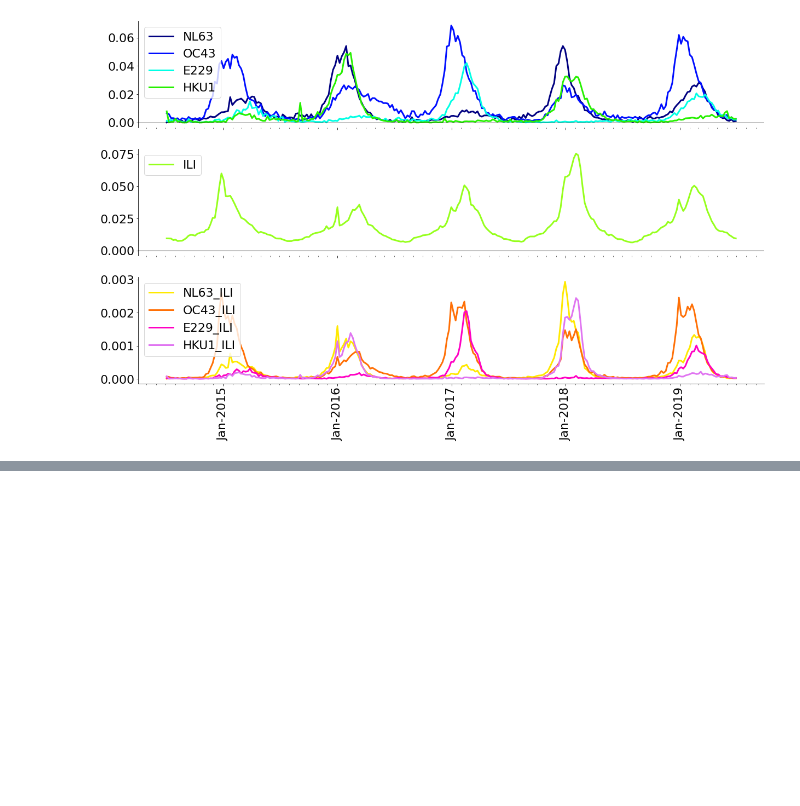
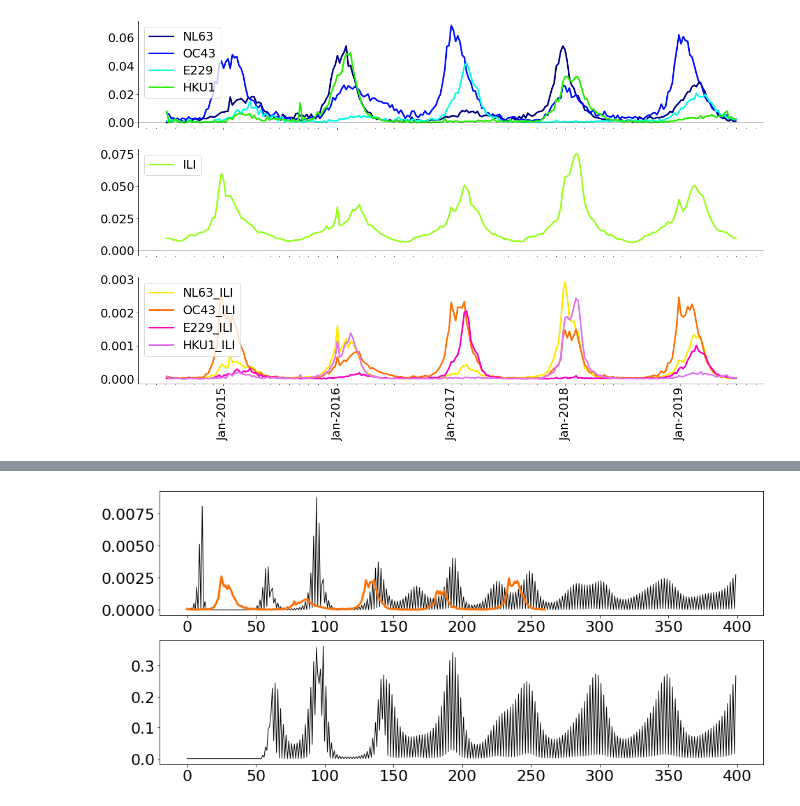
Before and after one commit to ChaosDonkey06/ID_Modeling, a Jupyter notebook: PAPERS/nCov2_KisslerLipsitch_2020.ipynb, the cells around one changed output, grey strips where cells are left out. Drawn from its saved outputs; the diff is of its cells as text; code cells hidden in the pictures; blank space fills up the shorter version.

Commit message:
udapte model (weird stuff)

```diff
--- a/PAPERS/nCov2_KisslerLipsitch_2020.ipynb
+++ b/PAPERS/nCov2_KisslerLipsitch_2020.ipynb
@@ -244,15 +251,73 @@ def model(t, x_strains, params, transition=deterministic_transition, dt=1):
+# %%
+
+dates = np.arange(0, 52*30, 1) # Simulation [weeks]
 # %%
+# THIS IS IN WEEKS
 params                 = {}
-params["importlength"] = 0.5      # Duration of importation pulse, weeks
-params["importtime1"]  = 0,       # Time of strain 1 importation, weeks
-params["importtime2"]  = 52,      # Time of strain 2 importation, weeks
-params["amplitude"]    = 0.6,     # R0 seasonality amplitude (dev. 1)
-params["baseline"]     = 1.4,     # R0 seasonality baseline (def. 1.5)
-params["kappa"]        = 0.01,    # Force of infection pulse size for introductions
-params["sigma1"]       = 1/40,    # Waning immunity rate, strain 1, weeks (def. 1/40)
-params["sigma2"]       = 1/40,    # Waning immunity rate, strain 2, weeks (def. 1/40)
-params["gamma"]        = 1/(5/7), # Rate of recovery, weeks (def. 1/1)
-params["chi12"]        = 0.7,     # Cross immunity, strain 1 against strain 2 (def. 0.7)
-params["chi21"]        = 0.5,     # Cross immunity, strain 2 against strain 1 (def. 0.3)
-params["phi"]          =  -4,     # R0 seasonality phase shift, weeks (def. -4)
-params["nu"]           = 1/(5/7), # Rate of progression to infection, weeks (def. 1/1)
+params["importlength"] = 1     # Duration of importation pulse, weeks
+params["importtime1"]  = 0       # Time of strain 1 importation, weeks
+params["importtime2"]  = 52      # Time of strain 2 importation, weeks
+params["amplitude"]    = 0.6     # R0 seasonality amplitude (dev. 1)
+params["baseline"]     = 1.4     # R0 seasonality baseline (def. 1.5)
+params["kappa"]        = 0.01    # Force of infection pulse size for introductions
+params["sigma1"]       = 1/40    # Waning immunity rate, strain 1, weeks (def. 1/40)
+params["sigma2"]       = 1/40,   # Waning immunity rate, strain 2, weeks (def. 1/40)
+params["gamma"]        = 1/(5/7) # Rate of recovery, weeks (def. 1/1)
+params["chi12"]        = 0.7     # Cross immunity, strain 1 against strain 2 (def. 0.7)
+params["chi21"]        = 0.5     # Cross immunity, strain 2 against strain 1 (def. 0.3)
+params["phi"]          = -4      # R0 seasonality phase shift, weeks (def. -4)
+params["nu"]           = 1/(5/7) # Rate of progression to infection, weeks (def. 1/1)
+
+
+
+def sim_model(model, times, params):
+
+    S0    = np.expand_dims(np.array([1, 0, 0, 0]), -1) * np.ones((4,300))
+    E0    = np.expand_dims(np.array([0, 0, 0, 0]), -1) * np.ones((4,300))
+    I0    = np.expand_dims(np.array([0, 0, 0, 0]), -1) * np.ones((4,300))
+    R0    = np.expand_dims(np.array([0, 0, 0, 0]), -1) * np.ones((4,300))
+    x0    = np.concatenate([[S0], [E0], [I0], [R0]])
+
+
+    xall          = np.repeat( np.expand_dims(np.full((x0.shape), np.nan), 0), repeats=len(times), axis=0)
+    xall[0,:,:,:] = x0
+
+    betas = beta_value(times, params["amplitude"], params["baseline"], params["phi"], params["gamma"])
+    pp1 =  import_value(dates, params["kappa"], params["importtime1"], params["importlength"])
+    pp2 =  import_value(dates, params["kappa"], params["importtime2"], params["importlength"])
+
+    for t in times[:-1]:
+        params["beta"] = betas[t]
+        params["p1"] = pp1[t]
+        params["p2"] = pp2[t]
+
+        xall[t+1,:,:,:]  = model(t,  xall[t,:,:,:], params, dt=1)
+
+    return xall
+
+
+x_sim = sim_model(model, dates, params)
+I1S2 = x_sim[:, 2, 0, :] # Infeected with Strain1 & Susceptible to Strain2
+I1E2 = x_sim[:, 2, 1, :] # Infeected with Strain1 & Exposed to Strain2 (infected not infectious)
+I1I2 = x_sim[:, 2, 2, :] # Infeected with Strain1 & Infected to Strain2 (infected and infectious)
+I1R2 = x_sim[:, 2, 3, :] # Infeected with Strain1 & Immunized to Strain2 (immunity is assumed to wane)
+
+
+S1I2 = x_sim[:, 0, 2, :] # Susceptible to Strain1 & Infected to Strain2 (infected and infectious)
+E1I2 = x_sim[:, 1, 2, :] # Susceptible to Strain1 & Infected to Strain2 (infected and infectious)
+I1I2 = x_sim[:, 2, 2, :] # Susceptible to Strain1 & Infected to Strain2 (infected and infectious)
+R1I2 = x_sim[:, 3, 2, :] # Susceptible to Strain1 & Infected to Strain2 (infected and infectious)
+
+
+I1 = I1S2 + I1E2 + I1I2 + I1R2 # Total people infected with the 1st strain
+I2 = S1I2 + E1I2 + I1I2 + R1I2 # Total people infected with the 2nd strain
+
+fig, ax = plt.subplots(2, 1, figsize=(15.5, 7.2))
+
+ax[0].plot(dates[:400], I1[:400, 0]*0.01, color="k", alpha=1, lw=1)
+ax[0].plot(range(len(ili_df)), ili_df.OC43_ILI, color=cm(6/NUM_COLORS), lw=3,  label= "OC43_ILI")
+
+
+ax[1].plot(dates[:400], I2[:400, 0], color="k", alpha=1, lw=1)
+ax[2].plot(range(len(ili_df)), ili_df.HKU1_ILI, color=cm(2/NUM_COLORS), lw=3,  label= "OC43_ILI")
+# %% [output]
@@ -258,0 +325 @@ params["nu"]           = 1/(5/7), # Rate of progression to infection, weeks (def
+[figure, added]
```
Also changed, not shown: parts of 3 cells of this notebook.
